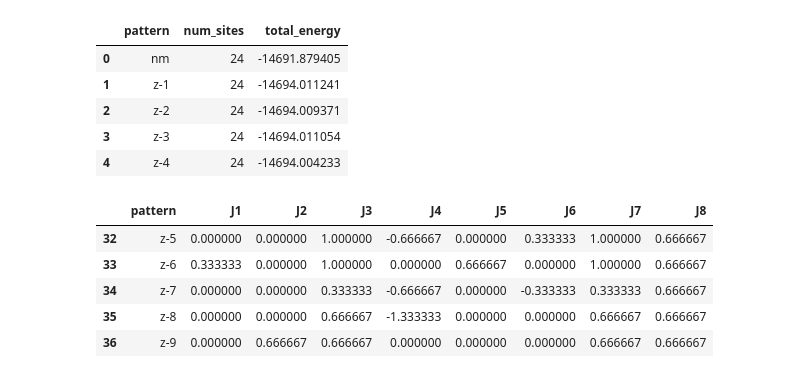
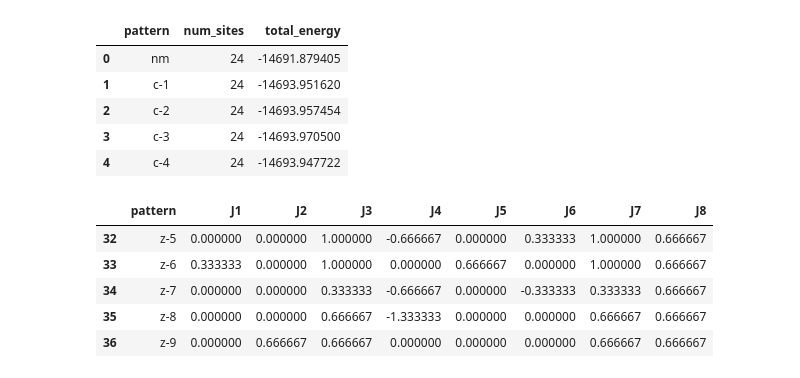
Before and after one commit to Mason-DataMaterials/spyns, a Jupyter notebook: MnAu2/linear_regression.ipynb, the cells around one changed output. Drawn from its saved outputs; the diff is of its cells as text; code cells hidden in the pictures.

```diff
--- a/MnAu2/linear_regression.ipynb
+++ b/MnAu2/linear_regression.ipynb
@@ -16,22 +16,22 @@ html_table_style = {"selector": "th", "props": [("text-align", "left")]}
 # %%
 #read in energies
 #Calculated energies from QE for the different patterns are tabulated and read in
 qe_energies1 = pd.read_csv('data/energy.out.collinear.csv', header=None)
 qe_energies2 = pd.read_csv('data/energy.out.1x1x4.csv', header=None)
 
 
 #combine all energies
-qe_energies =  qe_energies2 #pd.concat([qe_energies1, qe_energies2])
+qe_energies = pd.concat([qe_energies1, qe_energies2])
 #qe_energies_all = qe_energies_all.reset_index(drop=True).drop_duplicates(["pattern"], keep="first")
 qe_energies.columns = ["pattern", "num_sites", "total_energy" ]
 qe_energies.head()
 # %% [output]
 |  | pattern | num_sites | total_energy |
 | 0 | nm | 24 | -14691.879405 |
-| 1 | z-1 | 24 | -14694.011241 |
-| 2 | z-2 | 24 | -14694.009371 |
-| 3 | z-3 | 24 | -14694.011054 |
-| 4 | z-4 | 24 | -14694.004233 |
+| 1 | c-1 | 24 | -14693.951620 |
+| 2 | c-2 | 24 | -14693.957454 |
+| 3 | c-3 | 24 | -14693.970500 |
+| 4 | c-4 | 24 | -14693.947722 |
 # %%
 exchange_model = pd.read_csv("data/exchange_model.csv")
 exchange_model = exchange_model.drop(['Unnamed: 0'], axis=1)
```
Also changed, not shown: parts of 13 cells of this notebook, 1 other file.
